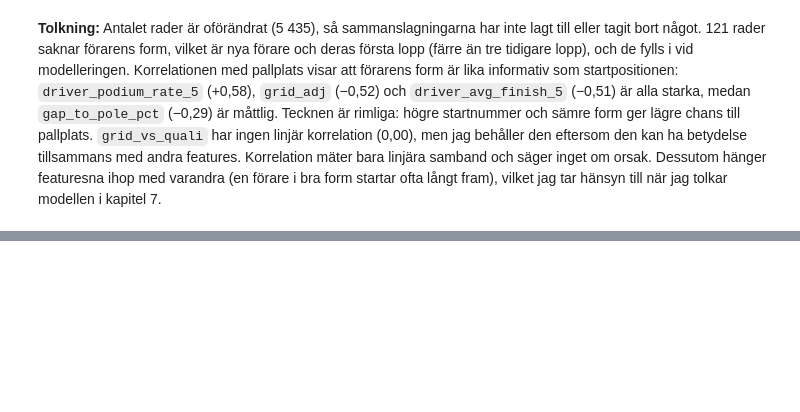
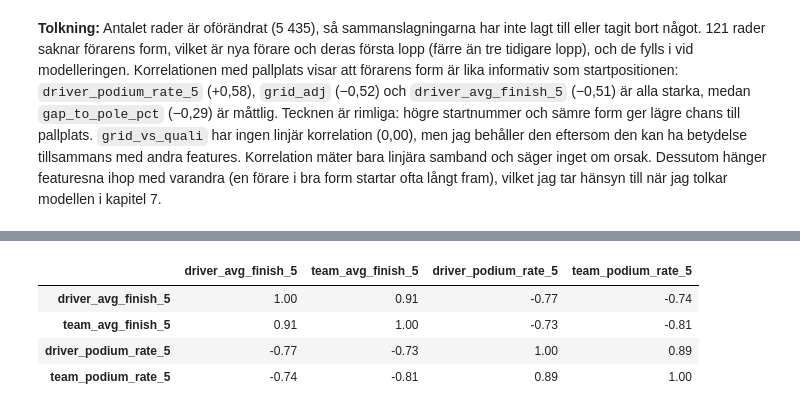
Before and after one commit to felixalfred/f1-podium-prediction, a Jupyter notebook: notebooks/f1_podium_prediction.ipynb, the cells around one changed output, grey strips where cells are left out. Saved outputs shown, nothing was run; the diff lists cells and outputs as text; code cells hidden in the pictures; blank space fills up the shorter version.

```diff
--- a/notebooks/f1_podium_prediction.ipynb
+++ b/notebooks/f1_podium_prediction.ipynb
@@ -806,0 +826,38 @@ plt.show()
+# %%
+# Koppla ihop stall som bytt namn till ett gemensamt team_id
+TEAM_LINEAGE = {
+    211: 10,    # Racing Point   -> Force India
+    117: 10,    # Aston Martin   -> Force India
+    213: 5,     # AlphaTauri     -> Toro Rosso
+    215: 5,     # RB F1 Team     -> Toro Rosso
+    51: 15,     # Alfa Romeo     -> Sauber
+    216: 15,    # Audi           -> Sauber
+    4: 208,     # Renault        -> Lotus F1
+    214: 208,   # Alpine         -> Lotus F1
+    209: 206,   # Manor Marussia -> Marussia
+}
+
+# Stall som inte finns i listan behåller sitt eget id
+df["team_id"] = df["constructorId"].map(TEAM_LINEAGE).fillna(df["constructorId"]).astype(int)
+full["team_id"] = full["constructorId"].map(TEAM_LINEAGE).fillna(full["constructorId"]).astype(int)
+
+# Kontroll: antal olika stall per säsong (ska vara 10-11)
+print(df.groupby("year")["team_id"].nunique().to_dict())
+
+# Ett resultat per stall och lopp: snittplacering och andel pallplatser för stallets bilar
+team_race = (
+    full.groupby(["team_id", "raceId", "date"], as_index=False)
+        .agg(avg_finish=("positionOrder", "mean"), podium_rate=("podium", "mean"))
+        .sort_values(["team_id", "date", "raceId"])
+)
+
+# Snitt över de 5 föregående loppen (shift(1) utesluter det aktuella loppet)
+by_team = team_race.groupby("team_id")
+team_race["team_avg_finish_5"] = by_team["avg_finish"].transform(
+    lambda s: s.shift(1).rolling(5, min_periods=3).mean())
+team_race["team_podium_rate_5"] = by_team["podium_rate"].transform(
+    lambda s: s.shift(1).rolling(5, min_periods=3).mean())
+
+# Lägg till i analystabellen
+df = df.merge(team_race[["team_id", "raceId", "team_avg_finish_5", "team_podium_rate_5"]],
+              on=["team_id", "raceId"], how="left", validate="many_to_one")
@@ -806,0 +889,9 @@ plt.show()
+# %%
+df[["driver_avg_finish_5", "team_avg_finish_5",
+    "driver_podium_rate_5", "team_podium_rate_5"]].corr().round(2)
+# %% [output]
+|  | driver_avg_finish_5 | team_avg_finish_5 | driver_podium_rate_5 | team_podium_rate_5 |
+| driver_avg_finish_5 | 1.00 | 0.91 | -0.77 | -0.74 |
+| team_avg_finish_5 | 0.91 | 1.00 | -0.73 | -0.81 |
+| driver_podium_rate_5 | -0.77 | -0.73 | 1.00 | 0.89 |
+| team_podium_rate_5 | -0.74 | -0.81 | 0.89 | 1.00 |
```
Also changed, not shown: parts of 14 cells of this notebook.
